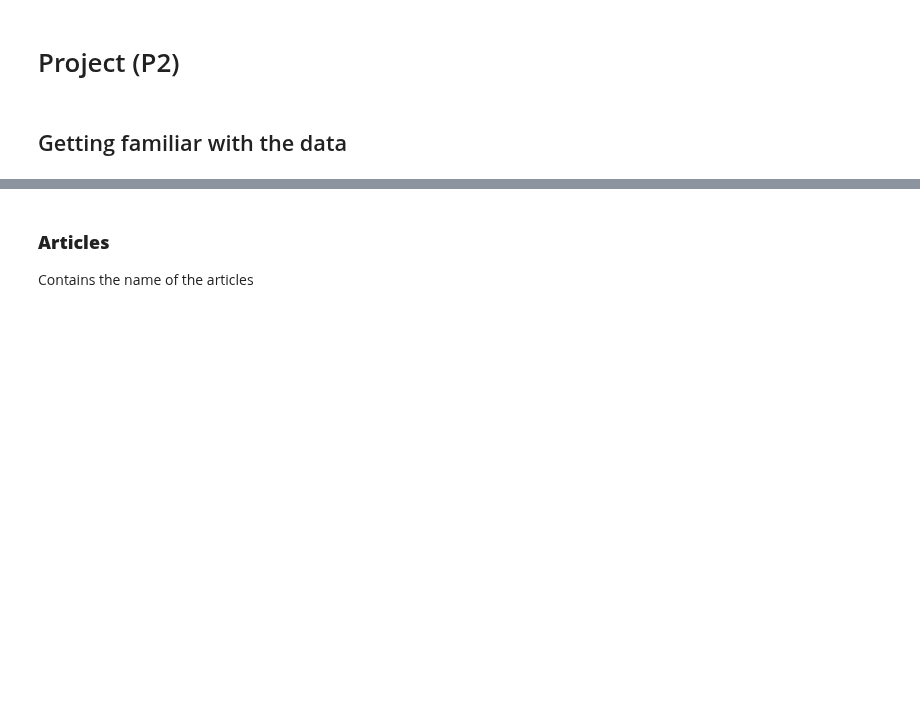
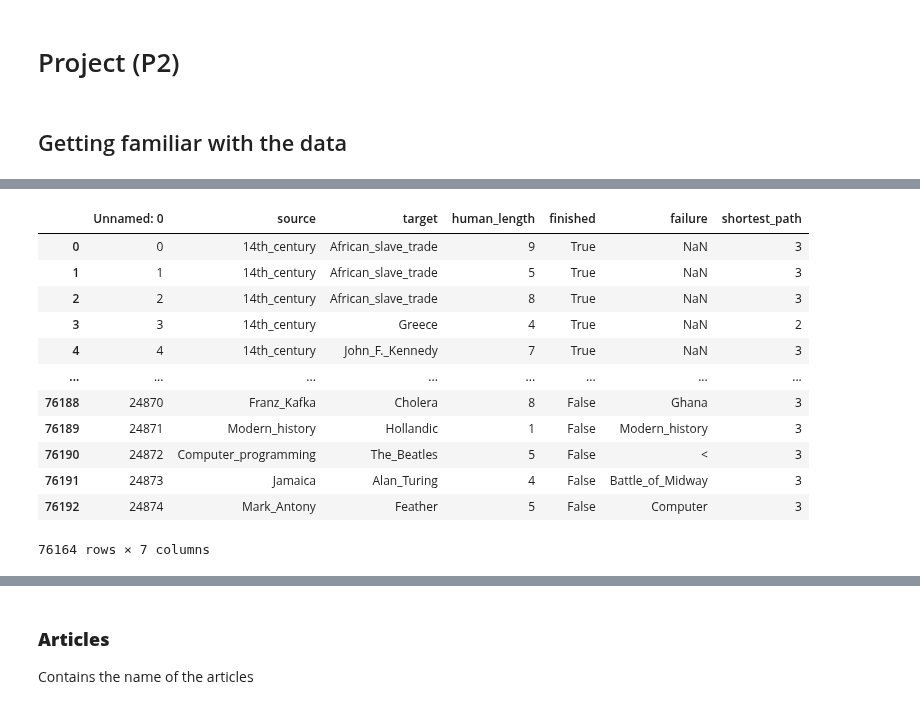
Before and after one commit to epfl-ada/ada-2022-project-metadata, a Jupyter notebook: vala.ipynb, the cells around one changed output, grey strips where cells are left out. Saved outputs shown, nothing was run; the diff lists cells and outputs as text; code cells hidden in the pictures; blank space fills up the shorter version.

```diff
--- a/vala.ipynb
+++ b/vala.ipynb
@@ -17,8 +17,10 @@ CATEGORIES = WIKISPEEDIA_PATHS + "categories.tsv"
 LINKS = WIKISPEEDIA_PATHS + "links.tsv"
 PATHS_FINISHED = WIKISPEEDIA_PATHS + "paths_finished.tsv"
 PATHS_UNFINISHED = WIKISPEEDIA_PATHS + "paths_unfinished.tsv"
+SHORTEST_PATHS = WIKISPEEDIA_PATHS + "shortest-path-distance-matrix.txt"
 
 FEMALES = DATA_FOLDER + "listwomen.txt"
+ALL_PATHS = DATA_FOLDER + "all_paths_overview.csv"
 # %%
 articles = pd.read_csv(ARTICLES, sep='\t', names=["article"], skiprows = 12)
 categories = pd.read_csv(CATEGORIES, sep='\t', names=["article", "category"], skiprows = 13)
@@ -97,0 +99,6 @@ combinations
+# %%
+## All_paths_overview
+
+all_paths_overview = pd.read_csv(ALL_PATHS)
+
+all_paths_overview
@@ -97,0 +119,18 @@ combinations
+# %%
+## Shortest distance matrix.
+
+shortest_distance_text = np.loadtxt(SHORTEST_PATHS, dtype=str, comments="#", unpack=False)
+shortest_distance_matrix = []
+for row in shortest_distance_text:
+    row_formated = []
+    for c in row:
+        if c.isdigit(): #Might want to do with safe casting instead
+            row_formated.append(int(c))
+        else:
+            row_formated.append(-1)
+
+    shortest_distance_matrix.append(np.array(row_formated))
+
+shortest_distance_matrix = np.array(shortest_distance_matrix)
+
+all_paths_overview.head()
@@ -97,0 +160,30 @@ combinations
+# %%
+def get_articles_indexes(article_names):
+    indexes = []
+    for article in article_names.array:
+        indexes.append(articles.index[articles['article'] == article].tolist()[0])
+    return tuple(indexes)
+
+
+# Paths with target articles that doesn't exist are deleted.
+condition = ~(all_paths_overview['target'].isin(articles['article'].array))
+all_paths_overview = all_paths_overview.drop(all_paths_overview[condition].index)
+#shortest_distance_matrix[(0,0,1),(0,1,1)] How to access the matrix
+
+all_paths_overview['shortest_path'] = shortest_distance_matrix[get_articles_indexes(all_paths_overview['source']), get_articles_indexes(all_paths_overview['target'])]
+all_paths_cleaned = all_paths_overview.drop(all_paths_overview[all_paths_overview['shortest_path'] < 0].index)
+all_paths_overview
+# %% [output]
+|  | Unnamed: 0 | source | target | human_length | finished | failure | shortest_path |
+| 0 | 0 | 14th_century | African_slave_trade | 9 | True | NaN | 3 |
+| 1 | 1 | 14th_century | African_slave_trade | 5 | True | NaN | 3 |
+| 2 | 2 | 14th_century | African_slave_trade | 8 | True | NaN | 3 |
+| 3 | 3 | 14th_century | Greece | 4 | True | NaN | 2 |
+| 4 | 4 | 14th_century | John_F._Kennedy | 7 | True | NaN | 3 |
+| ... | ... | ... | ... | ... | ... | ... | ... |
+| 76188 | 24870 | Franz_Kafka | Cholera | 8 | False | Ghana | 3 |
+| 76189 | 24871 | Modern_history | Hollandic | 1 | False | Modern_history | 3 |
+| 76190 | 24872 | Computer_programming | The_Beatles | 5 | False | < | 3 |
+| 76191 | 24873 | Jamaica | Alan_Turing | 4 | False | Battle_of_Midway | 3 |
+| 76192 | 24874 | Mark_Antony | Feather | 5 | False | Computer | 3 |
+76164 rows × 7 columns
```
Also changed, not shown: parts of 7 cells of this notebook.
